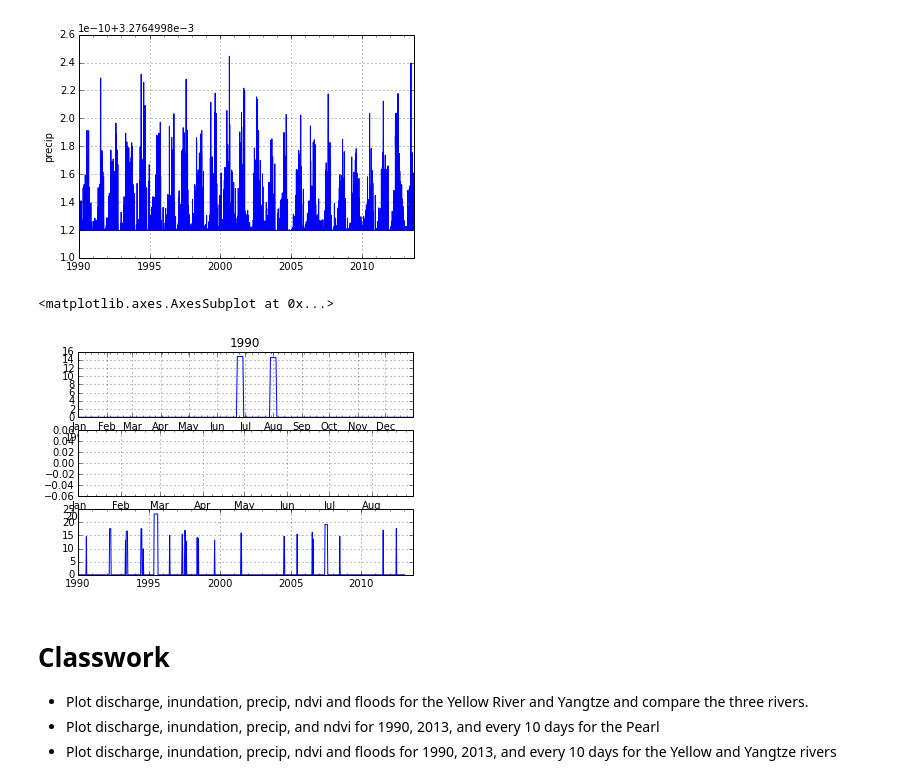
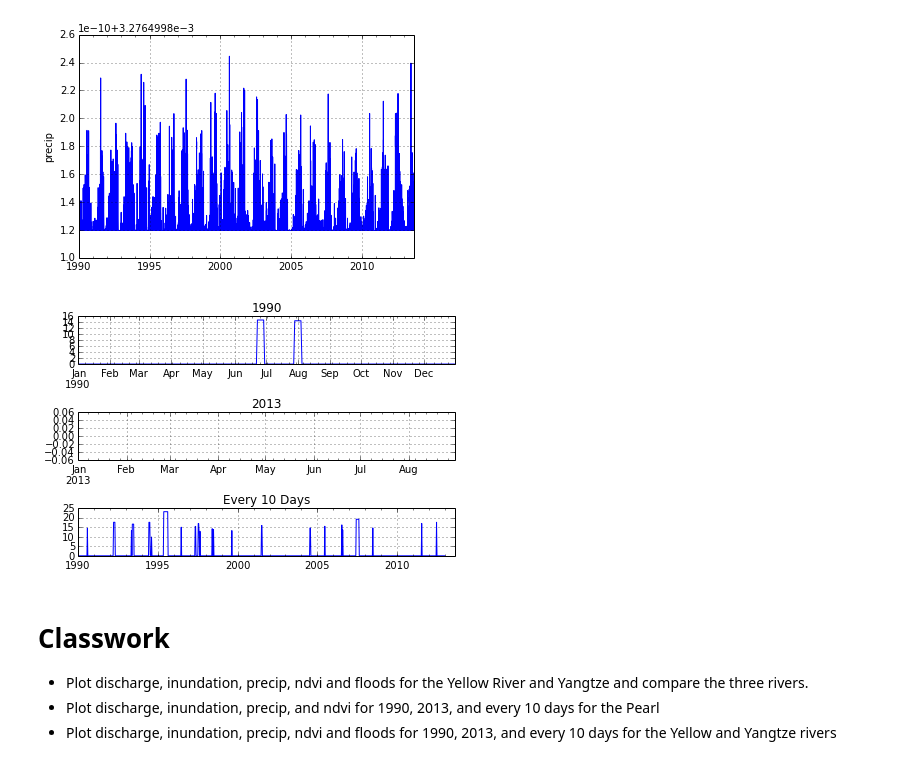
Before and after one commit to story645/EAS213, a Jupyter notebook: notebooks/class2.ipynb, the cells around one changed output. Saved outputs shown, nothing was run; the diff lists cells and outputs as text; code cells hidden in the pictures.

Commit message:
plt.layout and fixed subtitle bug

```diff
--- a/notebooks/class2.ipynb
+++ b/notebooks/class2.ipynb
@@ -55,22 +55,22 @@ precip
 # %%
 #We can also plot specific ranges, like the first and last year
 pf = data['flood']['Pearl']
 fig = plt.figure()
 
 ax1 = fig.add_subplot(3,1,1)
 ax1.set_title('1990')
 pf[pf.index.year==1990].plot(ax=ax1)
 
+ax2 = fig.add_subplot(3,1,2)
 ax2.set_title('2013')
-ax2 = fig.add_subplot(3,1,2)
 pf[pf.index.year==2013].plot(ax=ax2)
 
+ax3 = fig.add_subplot(3,1,3)
 ax3.set_title('Every 10 Days')
-ax3 = fig.add_subplot(3,1,3)
 pf[::10].plot(ax=ax3)
+plt.tight_layout()
 # %% [output]
-<matplotlib.axes.AxesSubplot at 0x...>
-[figure, old version]
+[figure, new version]
 # %% [markdown]
 Classwork
 ==========
```
